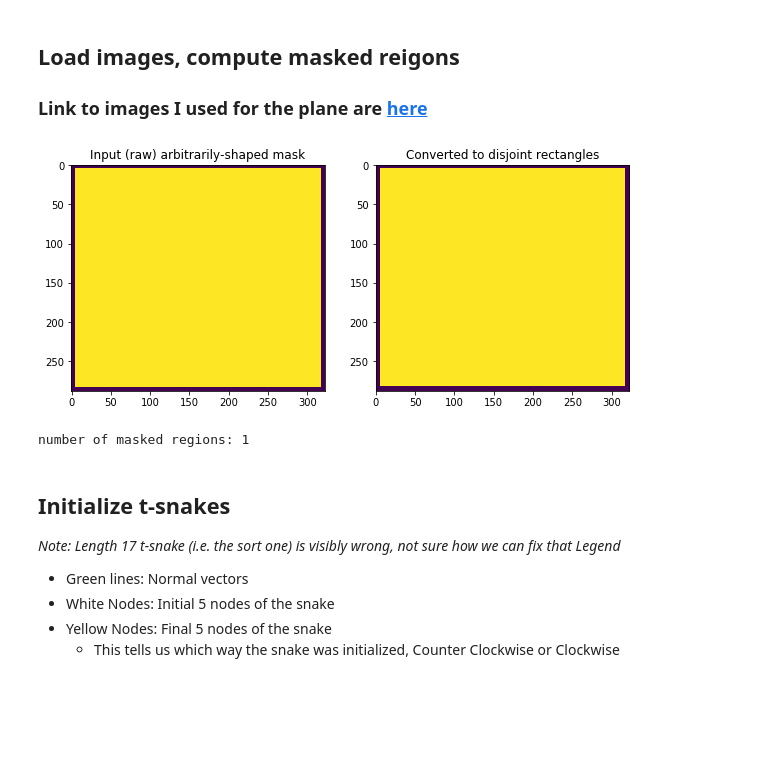
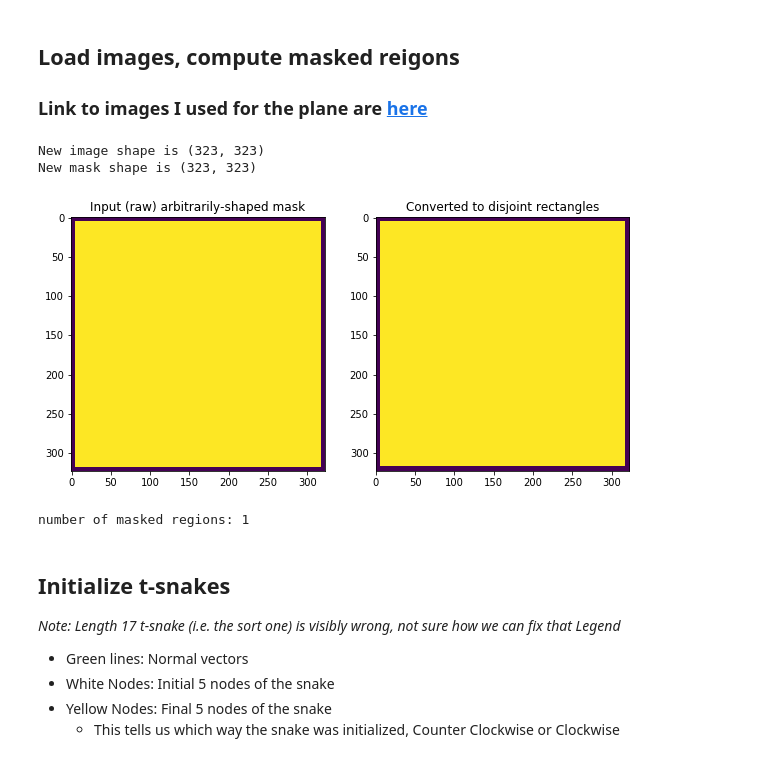
Before and after one commit to CS269-Capstone/t-snake-mask-generation, a Jupyter notebook: notebooks/Snake-Evolution-Tests.ipynb, the cells around one changed output. Drawn from its saved outputs; the diff is of its cells as text; code cells hidden in the pictures; blank space fills up the shorter version.

```diff
--- a/notebooks/Snake-Evolution-Tests.ipynb
+++ b/notebooks/Snake-Evolution-Tests.ipynb
@@ -17,22 +17,39 @@ from tsnake.utils import dist, seg_intersect
 # %%
 # msk_path = '../examples/places2/case1_mask.png'
 # img_path = '../examples/places2/case1_raw.png'
 img_path = '../examples/test/circle.png'
 
 # mask = init.load_mask(path=msk_path, convert=True)
 image = init.load_grayscale_image(img_path)
+
+# Pad image to a square so ACID grid size can be upscaled
+h, w = image.shape
+if h > w:
+    temp = np.ones((h, h))*255
+    temp[:, :w] = image
+    image = temp
+else:
+    temp = np.ones((w, w))*255
+    temp[:h, :] = image
+    image = temp
+
 mask = np.zeros_like(image)
 mask[5:-5, 5:-5] = 1
+
+print("New image shape is {}".format(image.shape))
+print("New mask shape is {}".format(mask.shape))
 
 regions = init._find_disjoint_masked_regions(mask)
 # NOTE: Uncomment to visialize initial masked reigons
 init.visualize_masked_regions(mask, regions)
 
 regions = init.compute_masked_regions(image, mask)
 print('number of masked regions:', len(regions))
 # %% [output]
+New image shape is (323, 323)
+New mask shape is (323, 323)
-[figure, old version]
+[figure, new version]
-number of masked regions: 1
+number of masked regions: 1
 # %% [markdown]
 ## Initialize t-snakes
 _Note: Length 17 t-snake (i.e. the sort one) is visibly wrong, not sure how we can fix that_
```
Also changed, not shown: parts of 6 cells of this notebook, 2 other files.
